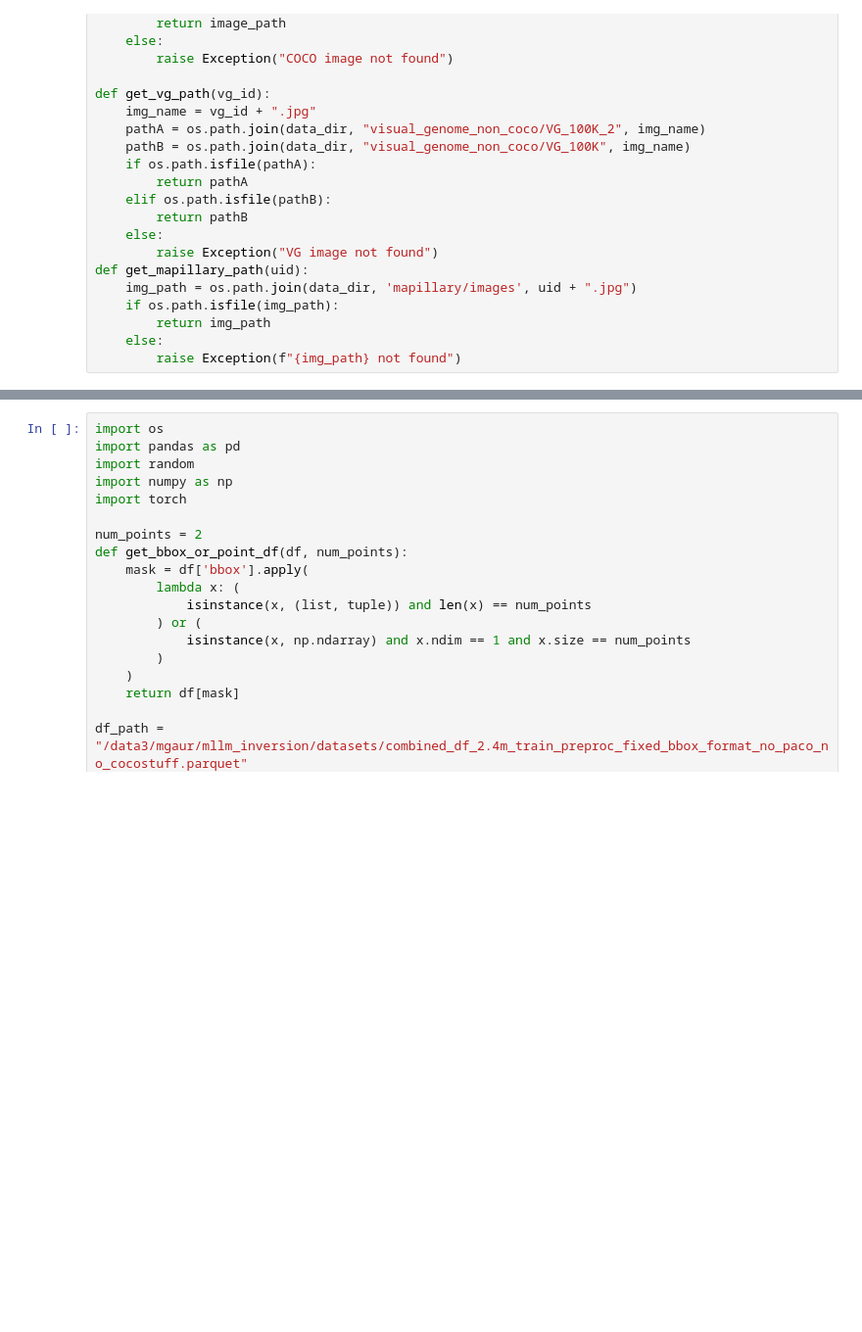
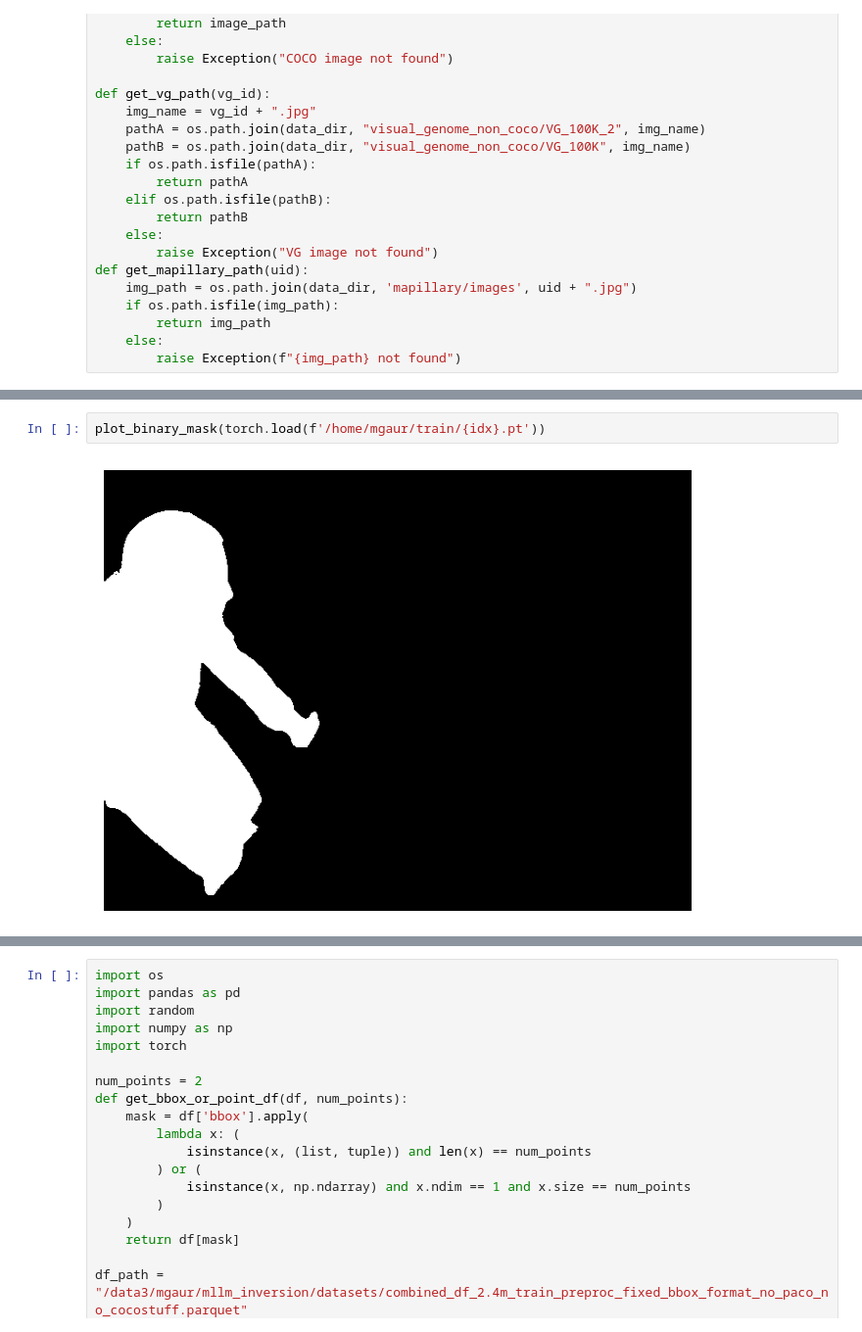
Before and after one commit to manugaurdl/sam2, a Jupyter notebook: how_to_segment_images_with_sam_2.ipynb, the cells around one changed output, grey strips where cells are left out. Shown at 98% size. Cells and saved outputs as stored; diff of their text form; blank space fills up the shorter version.

```diff
--- a/how_to_segment_images_with_sam_2.ipynb
+++ b/how_to_segment_images_with_sam_2.ipynb
@@ -49,0 +72,4 @@ def plot_binary_mask(mask):
+# %%
+plot_binary_mask(torch.load(f'/home/mgaur/train/{idx}.pt'))
+# %% [output]
+[figure, added]
```
Also changed, not shown: parts of 8 cells of this notebook, 4 other files.
